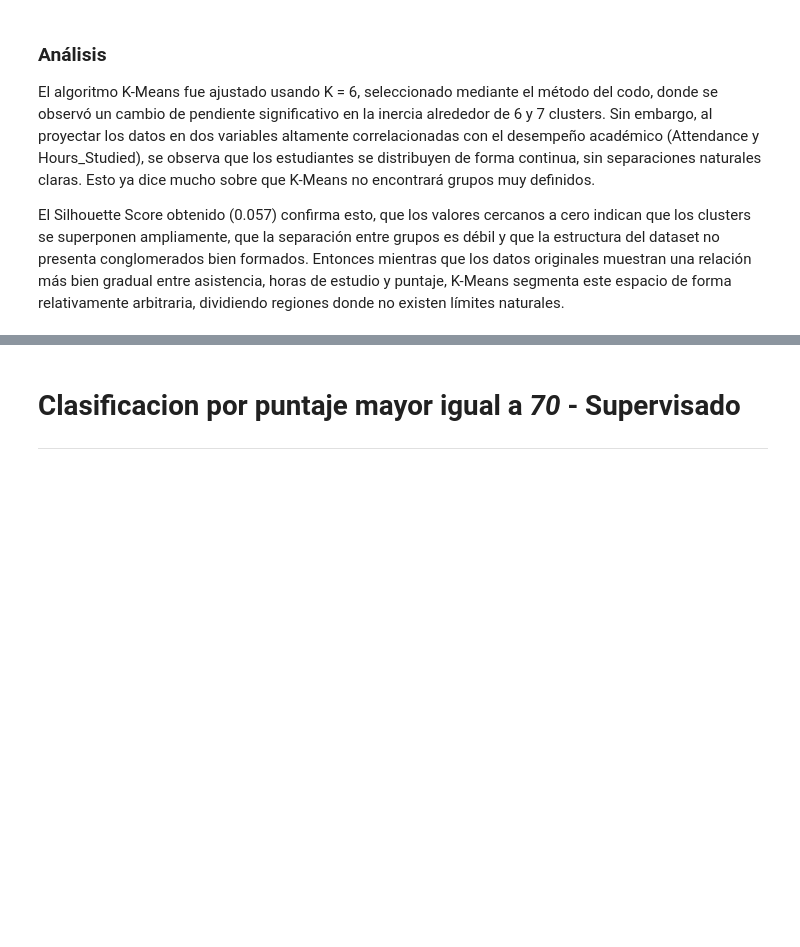
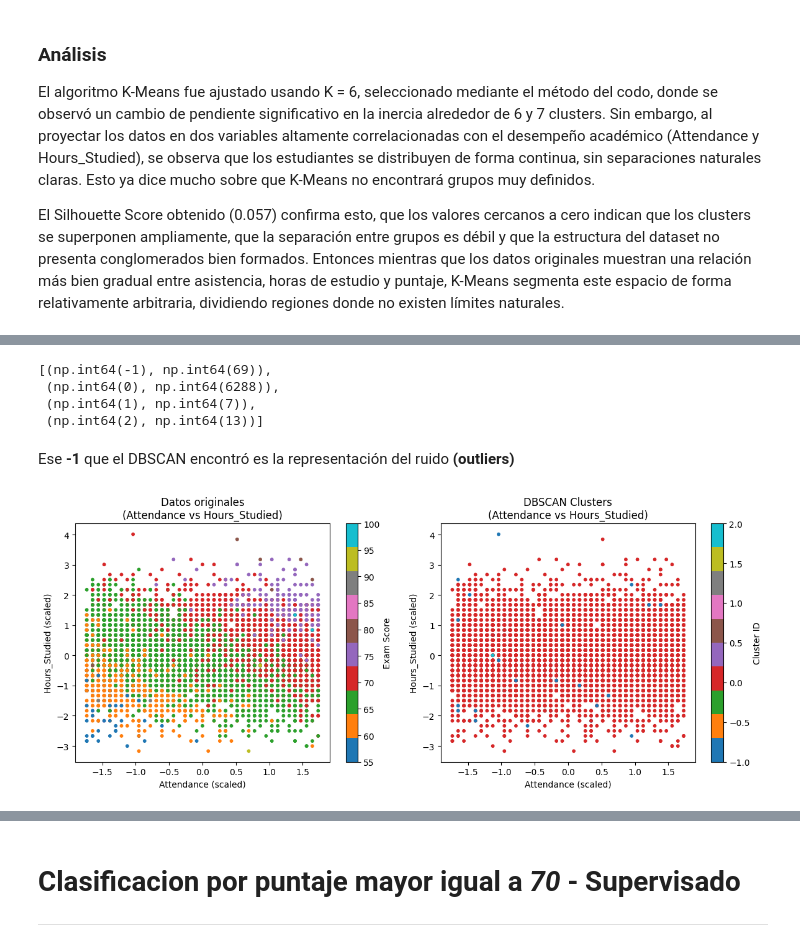
Before and after one commit to JeiGeek/ia1-LosPandas-prediccion_rendimiento_estudiantil, a Jupyter notebook: 03_Unsupervised_learning.ipynb, the cells around one changed output, grey strips where cells are left out. Cells and saved outputs as stored; diff of their text form; code cells hidden in the pictures; blank space fills up the shorter version.

```diff
--- a/03_Unsupervised_learning.ipynb
+++ b/03_Unsupervised_learning.ipynb
@@ -556,0 +592,56 @@ El Silhouette Score obtenido (0.057) confirma esto, que los valores cercanos a c
+# %%
+# @title Entrenamiento de DBSCAN
+
+dbscan = DBSCAN(eps=4, min_samples=4)
+dbscan_labels = dbscan.fit_predict(X_scaled_df)
+
+# Clusters que encontró
+unique, counts = np.unique(dbscan_labels, return_counts=True)
+list(zip(unique, counts))
+# %% [output]
+[(np.int64(-1), np.int64(69)),
+ (np.int64(0), np.int64(6288)),
+ (np.int64(1), np.int64(7)),
+ (np.int64(2), np.int64(13))]
+# %% [markdown]
+Ese **-1** que el DBSCAN encontró es la representación del ruido **(outliers)**
+# %%
+# @title Gráficación 2D de los datos a partir de las variables de mejor correlación
+fig, ax = plt.subplots(1, 2, figsize=(12, 5))
+
+
+# SUBPLOT 1: Datos originales
+scatter1 = ax[0].scatter(
+    X_scaled_df['Attendance'],
+    X_scaled_df['Hours_Studied'],
+    c=y,                      # color por Exam Score
+    cmap='tab10',
+    s=10
+)
+
+ax[0].set_title("Datos originales\n(Attendance vs Hours_Studied)")
+ax[0].set_xlabel("Attendance (scaled)")
+ax[0].set_ylabel("Hours_Studied (scaled)")
+cbar1 = fig.colorbar(scatter1, ax=ax[0])
+cbar1.set_label("Exam Score")
+
+
+# SUBPLOT 2: Clusters DBSCAN
+scatter2 = ax[1].scatter(
+    X_scaled_df['Attendance'],
+    X_scaled_df['Hours_Studied'],
+    c=dbscan_labels,          # color por cluster DBSCAN
+    cmap='tab10',
+    s=10
+)
+
+ax[1].set_title("DBSCAN Clusters\n(Attendance vs Hours_Studied)")
+ax[1].set_xlabel("Attendance (scaled)")
+ax[1].set_ylabel("Hours_Studied (scaled)")
+cbar2 = fig.colorbar(scatter2, ax=ax[1])
+cbar2.set_label("Cluster ID")
+
+plt.tight_layout()
+plt.show()
+# %% [output]
+[figure, added]
```
Also changed, not shown: parts of 5 cells of this notebook.
